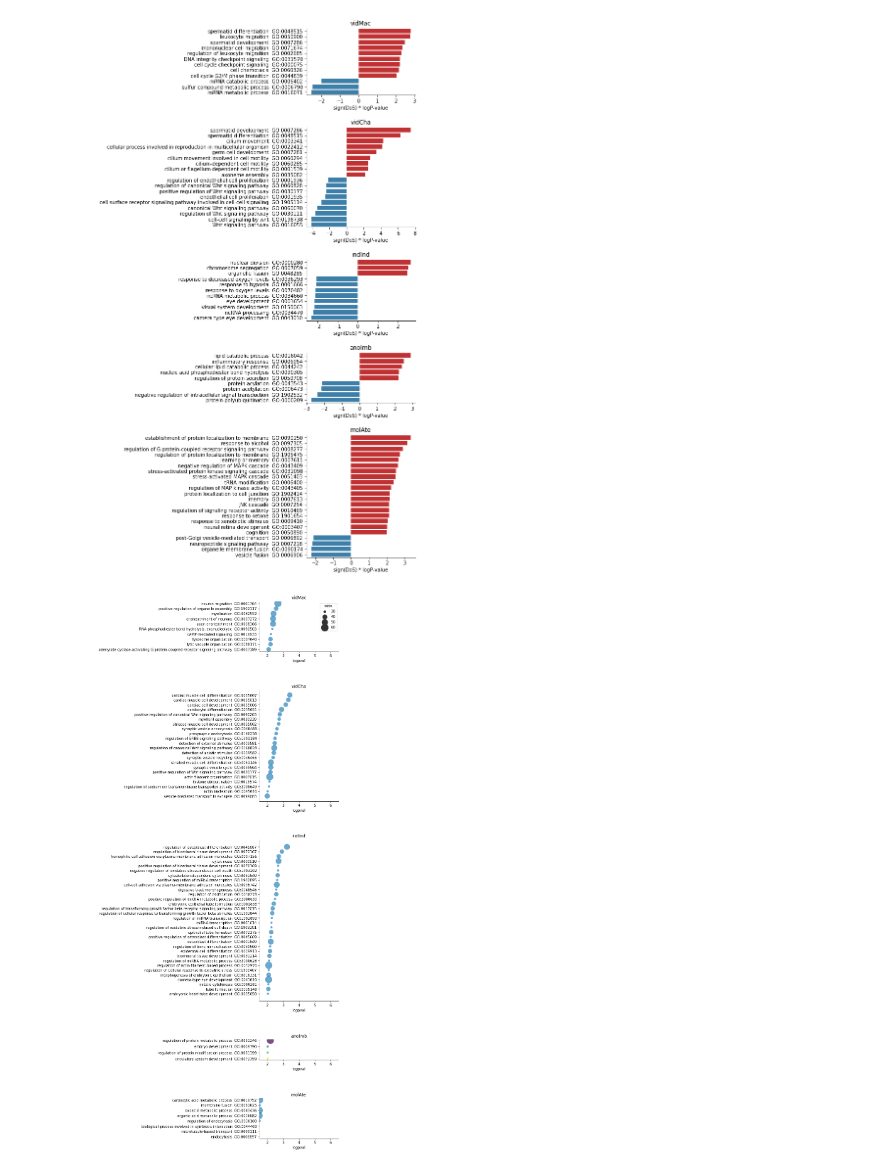
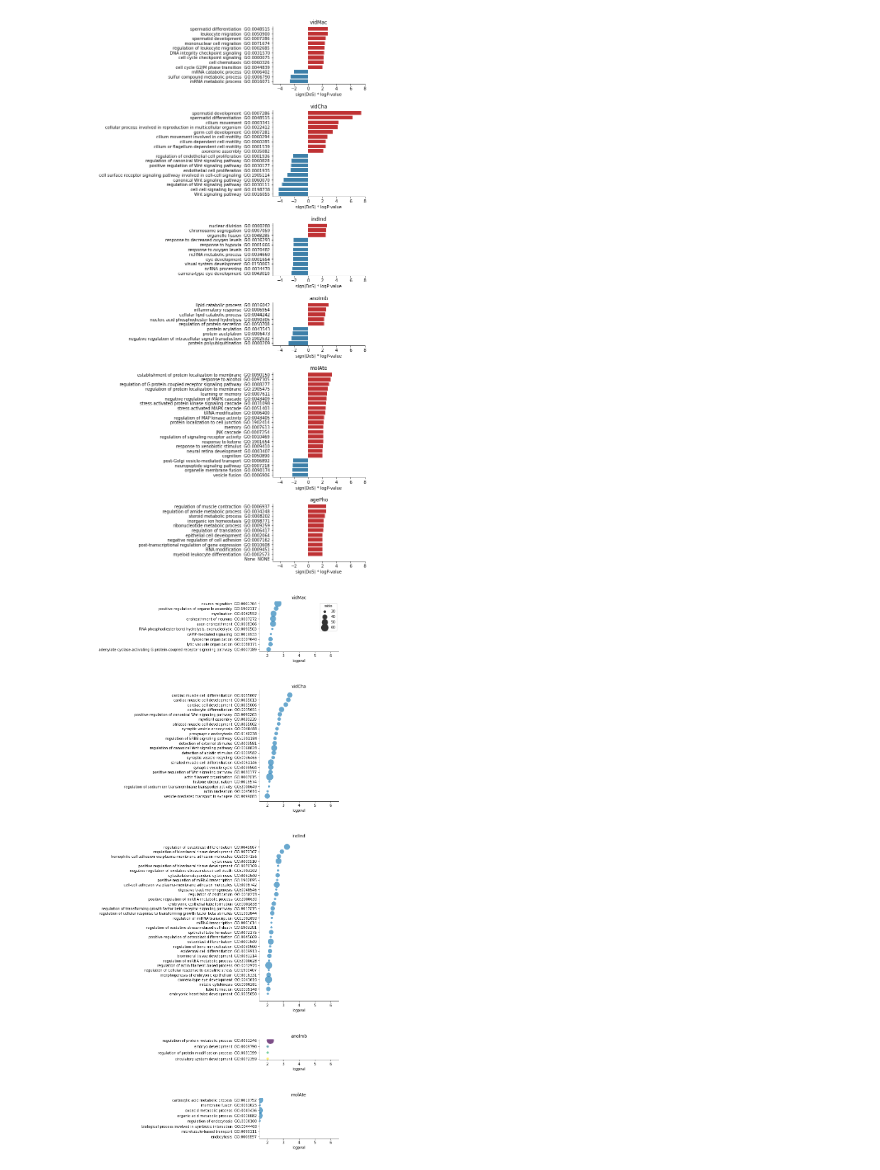
Before and after one commit to osipovarev/Brood_parasites_analysis, a Jupyter notebook: gsea_and_enrichGO_analysis.ipynb, the cells around one changed output. Drawn from its saved outputs; the diff is of its cells as text; code cells hidden in the pictures.

```diff
--- a/gsea_and_enrichGO_analysis.ipynb
+++ b/gsea_and_enrichGO_analysis.ipynb
@@ -15,7 +15,7 @@ from matplotlib.colors import DivergingNorm
 # %%
 ## GSEA from clusterProfiler
 dir_path = '/Users/osipova/Documents/LabDocs/Brood_parasites_analysis/'
-dbs = ['vidMac', 'vidCha', 'indInd', 'anoImb', 'molAte']
+dbs = ['vidMac', 'vidCha', 'indInd', 'anoImb', 'molAte', 'agePho']
 
 ## Load data
 DF_dbs = {}
@@ -29,35 +29,37 @@ for db in dbs:
     dos = [1 if x > 0 else -1 for x in df['NES']]
     df['dos'] = dos
     df['sign_logP'] = df['logpval'] * dos
     df.sort_values(by=['sign_logP'], inplace=True, ascending=False)
     DF_dbs[db] = df
 
 
 ## Plot barplots p-value DoS > 0 and DoS < 0
 db_ratios = [DF_dbs[db].shape[0] for db in dbs]
 
 fig, axes = plt.subplots(len(dbs), 1, gridspec_kw={'height_ratios': db_ratios}, figsize=(4, 5*len(dbs)))
 
 i = 0
 for db in dbs:
     axi = axes[i]
     sns.set_palette(['#2b83ba', '#d7191c'])
     df = DF_dbs[db]
     sns.barplot(ax=axi, data=df, x='sign_logP', y='GOfull', hue='dos', dodge=False)
+    axi.set_xlim(-5, 8)
     axi.set(xlabel='sign(DoS) * logP-value', ylabel='')
     axi.legend([], [], frameon=False)
     axi.set_title(db)
     i += 1
 
 sns.despine(fig=None, ax=None, left=False, bottom=False, offset=None, trim=False)
 fig.subplots_adjust(bottom=0, top=0.6, wspace=0, hspace=0.4)
 fig.tight_layout()
 
 # pdf_name = 'gsea_top_terms.4clades.clusterProfiler.pdf'.format(db)
-pdf_name = 'gsea_top_terms.5clades.clusterProfiler.pdf'.format(db)
+# pdf_name = 'gsea_top_terms.5clades.clusterProfiler.pdf'.format(db)
+pdf_name = 'gsea_top_terms.6clades.clusterProfiler.pdf'.format(db)
 # fig.savefig(pdf_name, bbox_inches='tight')
 # %% [output]
-[figure, old version]
+[figure, new version]
 # %%
 ## GO Enrichment from clusterProfiler
 dir_path = '/Users/osipova/Documents/LabDocs/Brood_parasites_analysis/'
```
Also changed, not shown: 3 other files.
